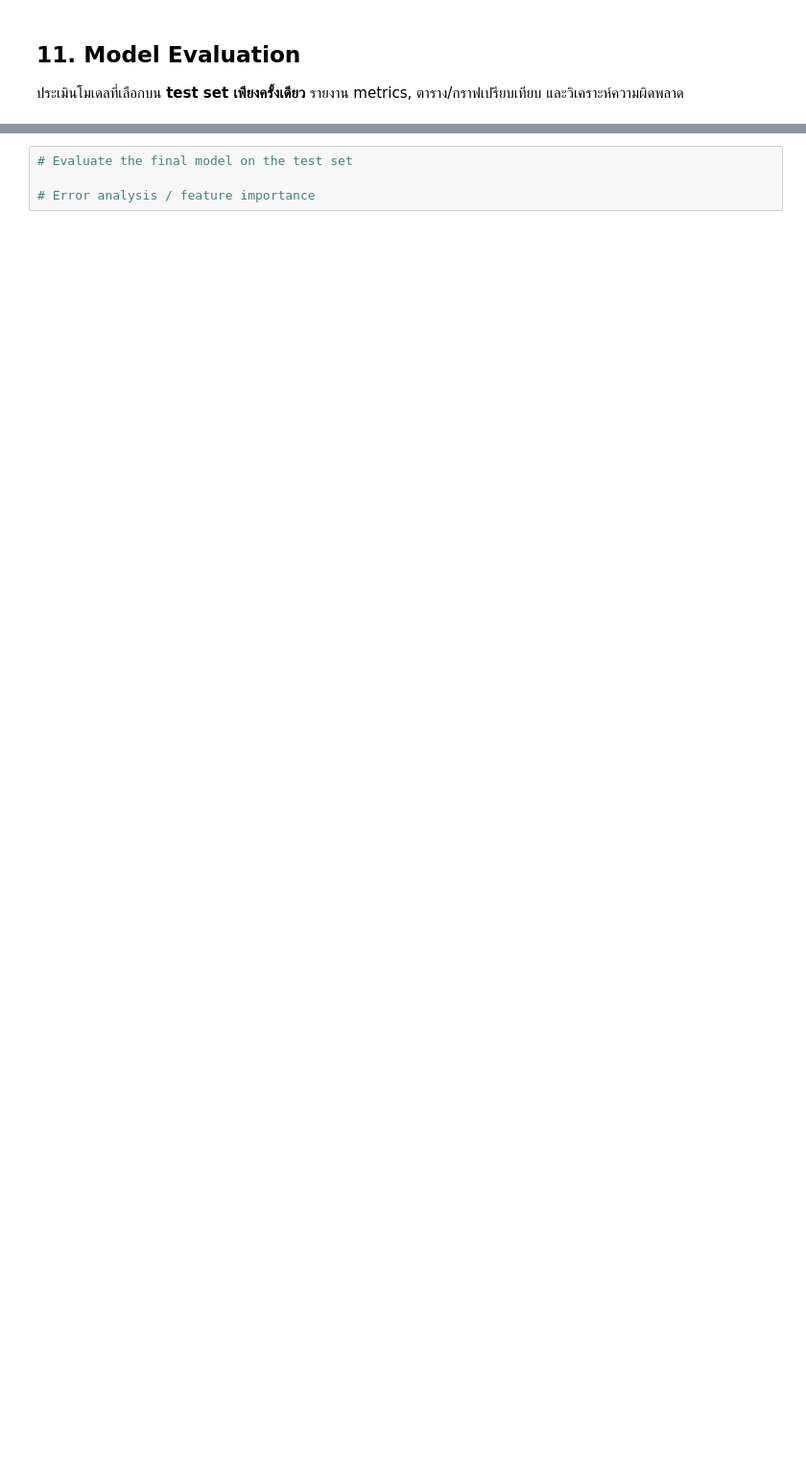
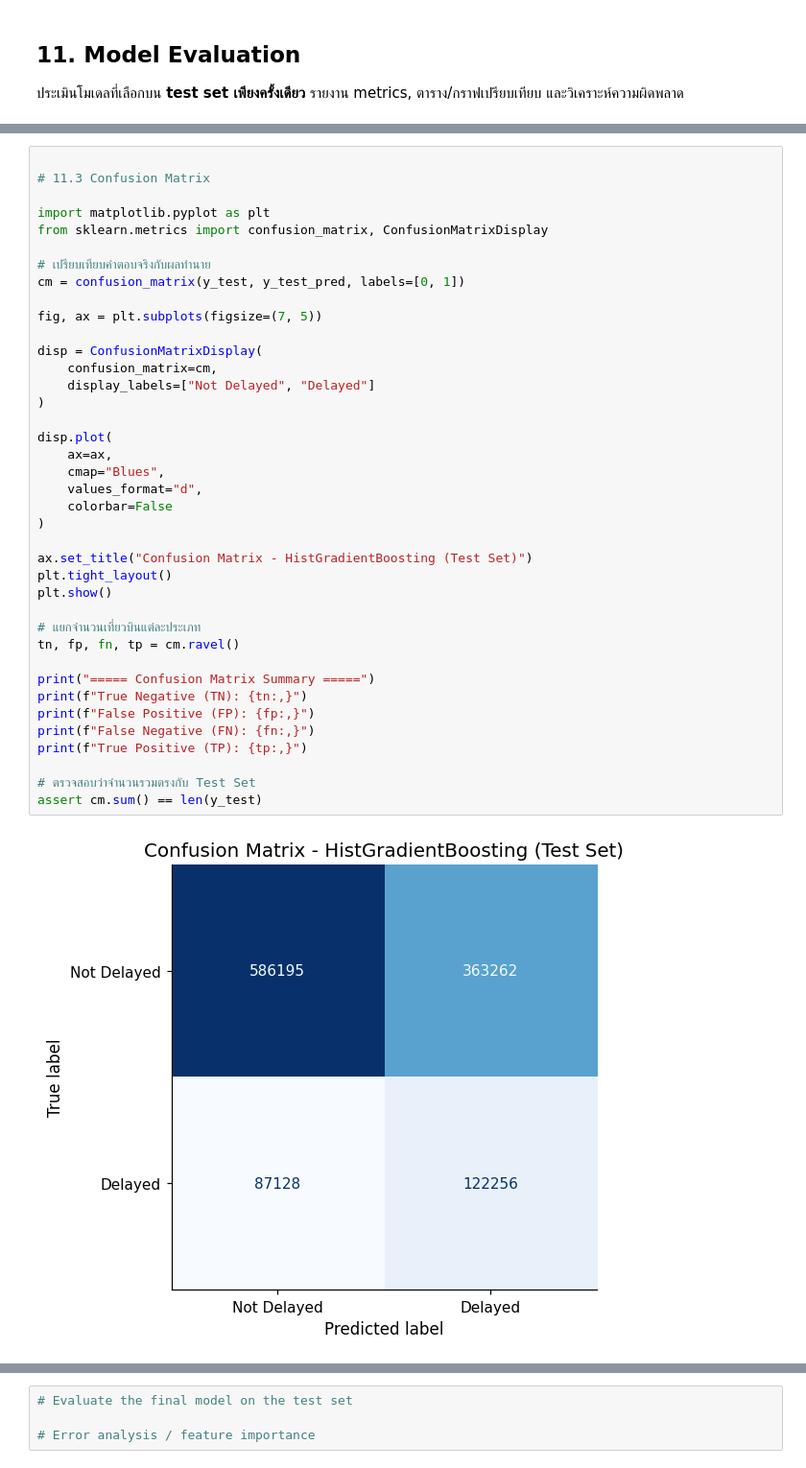
Before and after one commit to prapakronmu/project2_bigdata-G4, a Jupyter notebook: GROUP4_MiniProject_Part2_BigData_ML.ipynb, the cells around one changed output, grey strips where cells are left out. Shown at 96% size. Saved outputs shown, nothing was run; the diff lists cells and outputs as text; blank space fills up the shorter version.

```diff
--- a/GROUP4_MiniProject_Part2_BigData_ML.ipynb
+++ b/GROUP4_MiniProject_Part2_BigData_ML.ipynb
@@ -3455,0 +2909,41 @@ display(
+# %%
+
+# 11.3 Confusion Matrix
+
+import matplotlib.pyplot as plt
+from sklearn.metrics import confusion_matrix, ConfusionMatrixDisplay
+
+# เปรียบเทียบคำตอบจริงกับผลทำนาย
+cm = confusion_matrix(y_test, y_test_pred, labels=[0, 1])
+
+fig, ax = plt.subplots(figsize=(7, 5))
+
+disp = ConfusionMatrixDisplay(
+    confusion_matrix=cm,
+    display_labels=["Not Delayed", "Delayed"]
+)
+
+disp.plot(
+    ax=ax,
+    cmap="Blues",
+    values_format="d",
+    colorbar=False
+)
+
+ax.set_title("Confusion Matrix - HistGradientBoosting (Test Set)")
+plt.tight_layout()
+plt.show()
+
+# แยกจำนวนเที่ยวบินแต่ละประเภท
+tn, fp, fn, tp = cm.ravel()
+
+print("===== Confusion Matrix Summary =====")
+print(f"True Negative (TN): {tn:,}")
+print(f"False Positive (FP): {fp:,}")
+print(f"False Negative (FN): {fn:,}")
+print(f"True Positive (TP): {tp:,}")
+
+# ตรวจสอบว่าจำนวนรวมตรงกับ Test Set
+assert cm.sum() == len(y_test)
+# %% [output]
+[figure, added]
```
Also changed, not shown: parts of 115 cells of this notebook.
